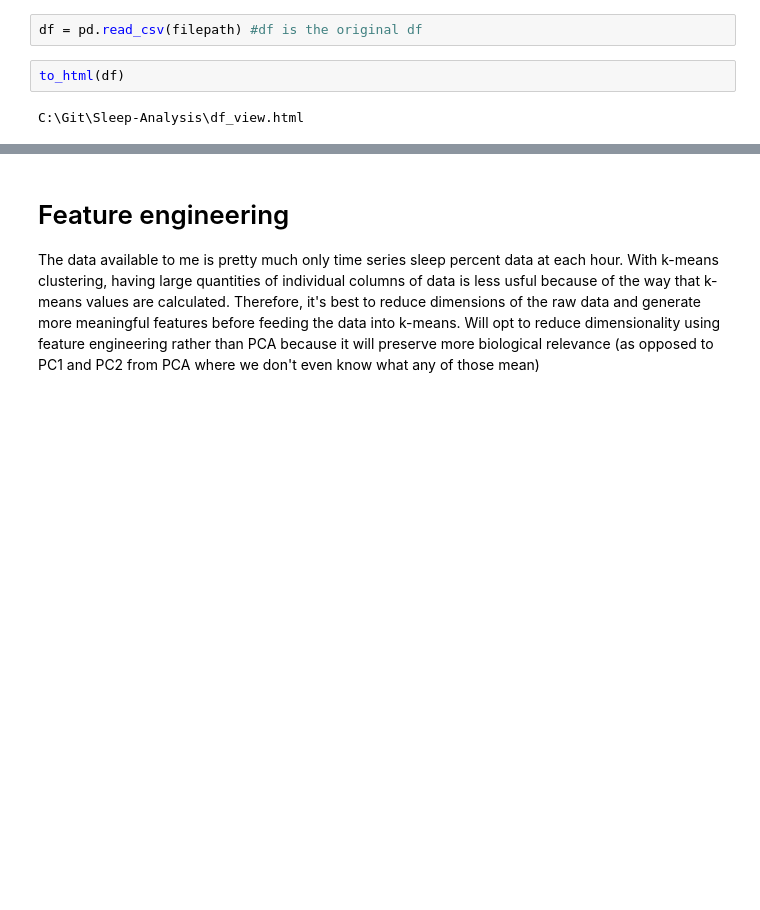
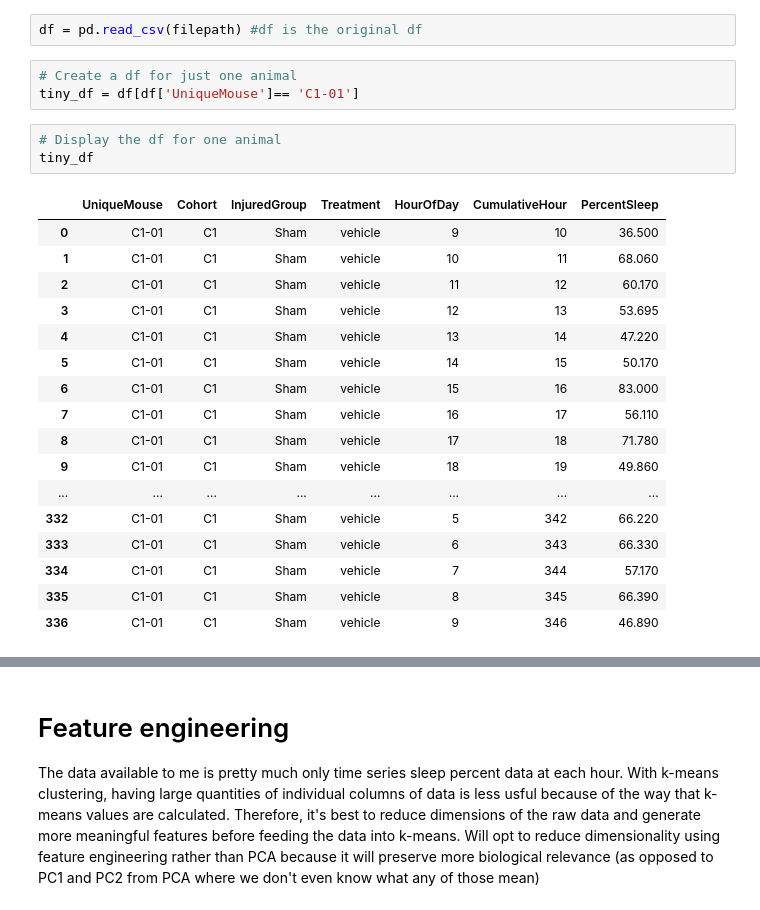
Before and after one commit to kylimcqueen/Sleep-Analysis, a Jupyter notebook: k_means_and_hierarchical00.ipynb, the cells around one changed output, grey strips where cells are left out. Saved outputs shown, nothing was run; the diff lists cells and outputs as text; blank space fills up the shorter version.

```diff
--- a/k_means_and_hierarchical00.ipynb
+++ b/k_means_and_hierarchical00.ipynb
@@ -39,6 +70,26 @@ filepath=('baseline_clean_df_04142025.csv')
 # %%
 df = pd.read_csv(filepath) #df is the original df
 # %%
-to_html(df)
+# Create a df for just one animal
+tiny_df = df[df['UniqueMouse']== 'C1-01']
-# %% [output]
-C:\Git\Sleep-Analysis\df_view.html
+# %%
+# Display the df for one animal
+tiny_df
+# %% [output]
+|  | UniqueMouse | Cohort | InjuredGroup | Treatment | HourOfDay | CumulativeHour | PercentSleep |
+| 0 | C1-01 | C1 | Sham | vehicle | 9 | 10 | 36.500 |
+| 1 | C1-01 | C1 | Sham | vehicle | 10 | 11 | 68.060 |
+| 2 | C1-01 | C1 | Sham | vehicle | 11 | 12 | 60.170 |
+| 3 | C1-01 | C1 | Sham | vehicle | 12 | 13 | 53.695 |
+| 4 | C1-01 | C1 | Sham | vehicle | 13 | 14 | 47.220 |
+| 5 | C1-01 | C1 | Sham | vehicle | 14 | 15 | 50.170 |
+| 6 | C1-01 | C1 | Sham | vehicle | 15 | 16 | 83.000 |
+| 7 | C1-01 | C1 | Sham | vehicle | 16 | 17 | 56.110 |
+| 8 | C1-01 | C1 | Sham | vehicle | 17 | 18 | 71.780 |
+| 9 | C1-01 | C1 | Sham | vehicle | 18 | 19 | 49.860 |
+| ... | ... | ... | ... | ... | ... | ... | ... |
+| 332 | C1-01 | C1 | Sham | vehicle | 5 | 342 | 66.220 |
+| 333 | C1-01 | C1 | Sham | vehicle | 6 | 343 | 66.330 |
+| 334 | C1-01 | C1 | Sham | vehicle | 7 | 344 | 57.170 |
+| 335 | C1-01 | C1 | Sham | vehicle | 8 | 345 | 66.390 |
+| 336 | C1-01 | C1 | Sham | vehicle | 9 | 346 | 46.890 |
```
Also changed, not shown: parts of 10 cells of this notebook, 22 other files.
